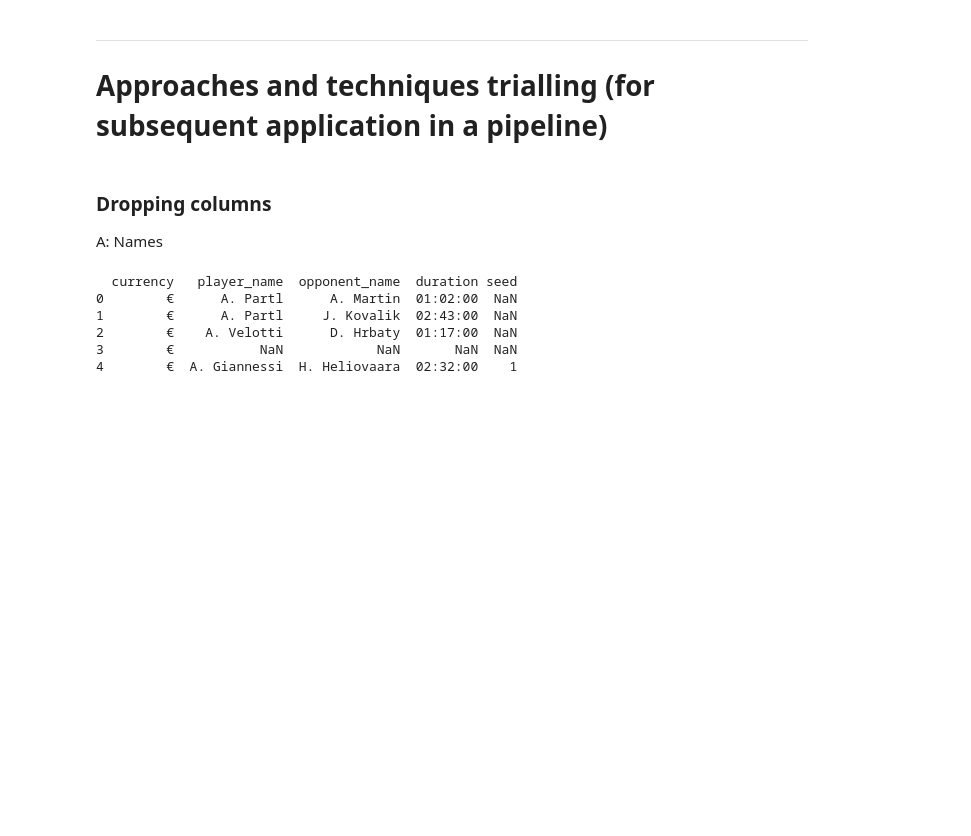
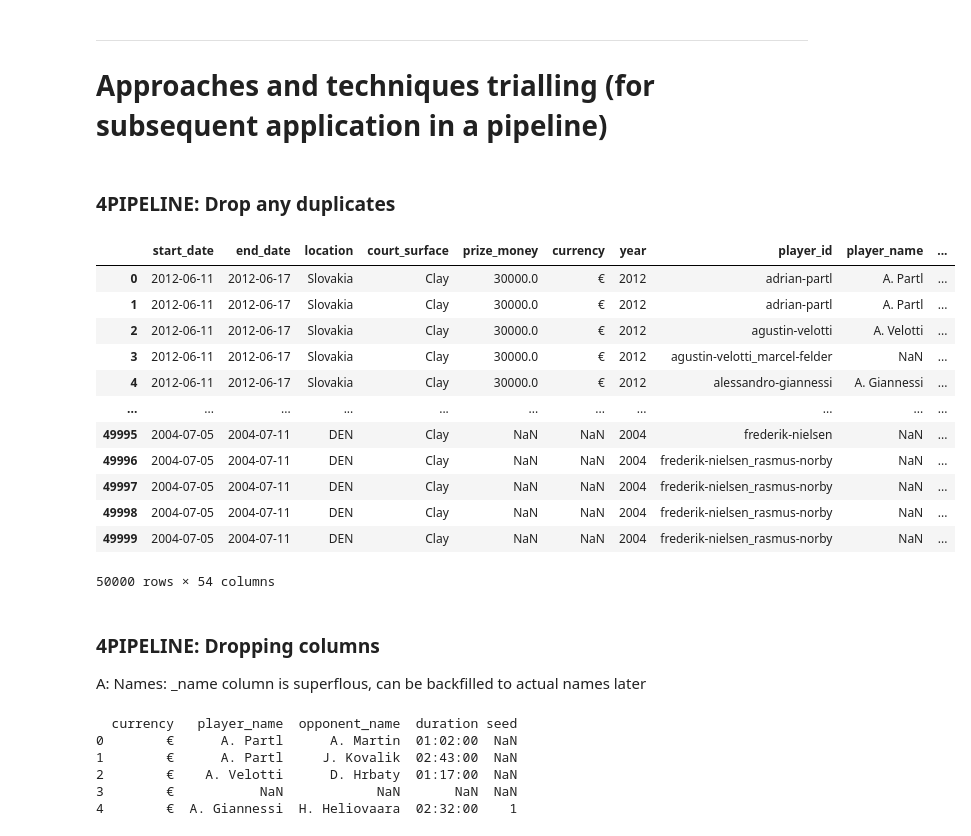
Before and after one commit to hughharford/atp, a Jupyter notebook: notebooks/01_EDA_data_cleanse.ipynb, the cells around one changed output. Cells and saved outputs as stored; diff of their text form; code cells hidden in the pictures; blank space fills up the shorter version.

```diff
--- a/notebooks/01_EDA_data_cleanse.ipynb
+++ b/notebooks/01_EDA_data_cleanse.ipynb
@@ -376,9 +436,27 @@ plt.xticks(range(len(D)), list(D.keys()));
 # %% [markdown]
 ***
 # Approaches and techniques trialling (for subsequent application in a pipeline)
+# %% [markdown]
+### 4PIPELINE: Drop any duplicates
+# %%
+matches_df_1st_50k.drop_duplicates() # shows no duplicates on 1st 50k
+# %% [output]
+|  | start_date | end_date | location | court_surface | prize_money | currency | year | player_id | player_name | ... |
+| 0 | 2012-06-11 | 2012-06-17 | Slovakia | Clay | 30000.0 | € | 2012 | adrian-partl | A. Partl | ... |
+| 1 | 2012-06-11 | 2012-06-17 | Slovakia | Clay | 30000.0 | € | 2012 | adrian-partl | A. Partl | ... |
+| 2 | 2012-06-11 | 2012-06-17 | Slovakia | Clay | 30000.0 | € | 2012 | agustin-velotti | A. Velotti | ... |
+| 3 | 2012-06-11 | 2012-06-17 | Slovakia | Clay | 30000.0 | € | 2012 | agustin-velotti_marcel-felder | NaN | ... |
+| 4 | 2012-06-11 | 2012-06-17 | Slovakia | Clay | 30000.0 | € | 2012 | alessandro-giannessi | A. Giannessi | ... |
+| ... | ... | ... | ... | ... | ... | ... | ... | ... | ... | ... |
+| 49995 | 2004-07-05 | 2004-07-11 | DEN | Clay | NaN | NaN | 2004 | frederik-nielsen | NaN | ... |
+| 49996 | 2004-07-05 | 2004-07-11 | DEN | Clay | NaN | NaN | 2004 | frederik-nielsen_rasmus-norby | NaN | ... |
+| 49997 | 2004-07-05 | 2004-07-11 | DEN | Clay | NaN | NaN | 2004 | frederik-nielsen_rasmus-norby | NaN | ... |
+| 49998 | 2004-07-05 | 2004-07-11 | DEN | Clay | NaN | NaN | 2004 | frederik-nielsen_rasmus-norby | NaN | ... |
+| 49999 | 2004-07-05 | 2004-07-11 | DEN | Clay | NaN | NaN | 2004 | frederik-nielsen_rasmus-norby | NaN | ... |
+50000 rows × 54 columns
 # %% [markdown]
-### Dropping columns
-A: Names
+### 4PIPELINE: Dropping columns
+A: Names: _name column is superflous, can be backfilled to actual names later
 # %%
 # given the repetition of player_ and opponent_ name and id we can drop 2 columns
 # 2 checks are needed:
```
Also changed, not shown: parts of 21 cells of this notebook.
